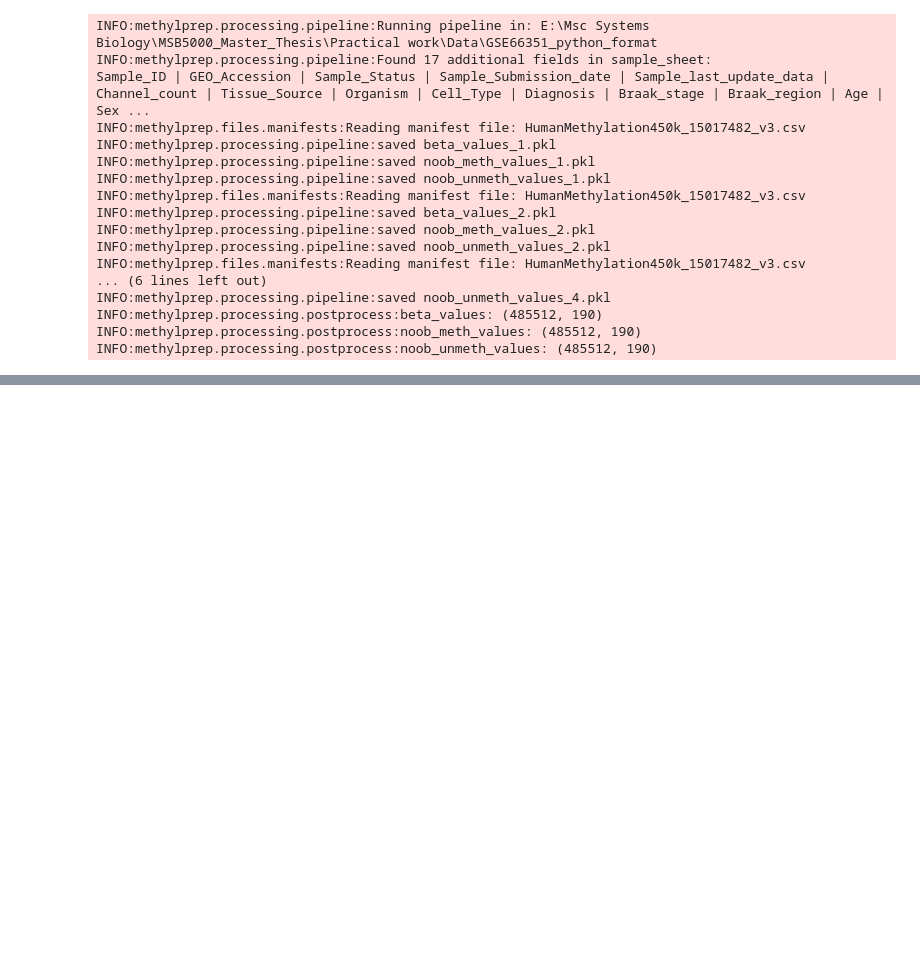
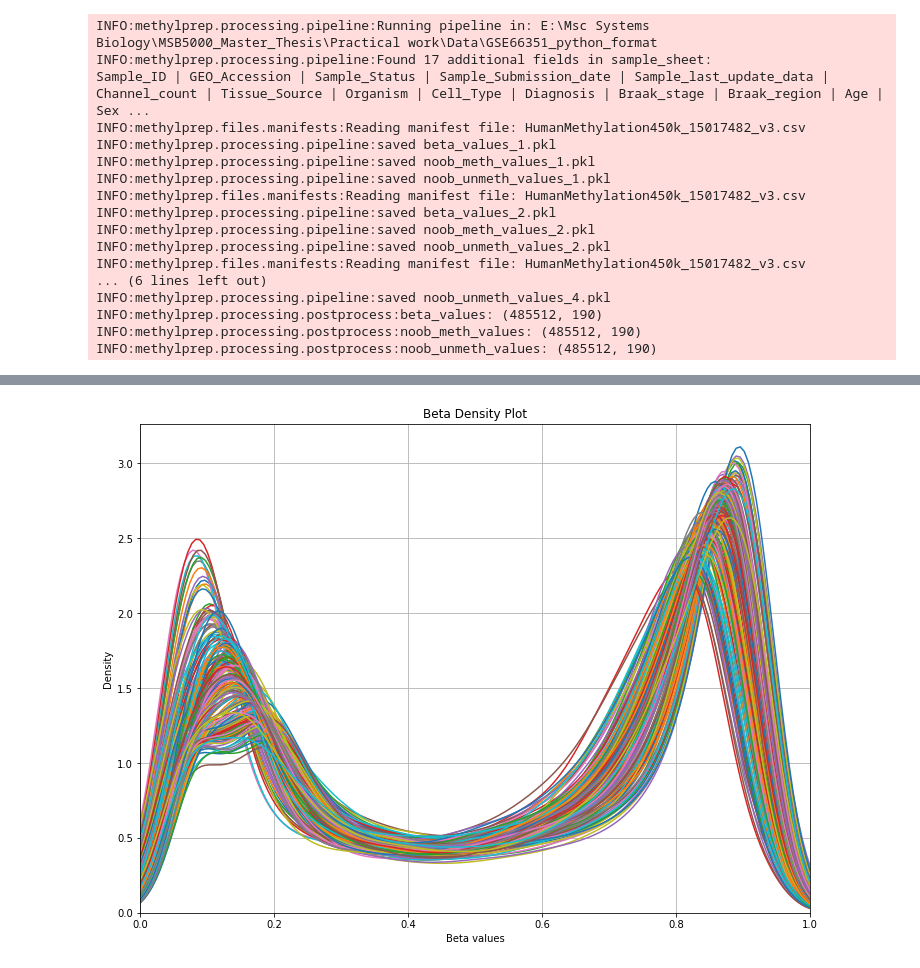
Before and after one commit to Waterkers/Federated_Differential_Methylation_Analysis, a Jupyter notebook: preprocessing_r_integrated.ipynb, the cells around one changed output, grey strips where cells are left out. Cells and saved outputs as stored; diff of their text form; code cells hidden in the pictures; blank space fills up the shorter version.

```diff
--- a/preprocessing_r_integrated.ipynb
+++ b/preprocessing_r_integrated.ipynb
@@ -206,0 +199,2 @@ Try this after the other chuck has finished without errors and try to figure out
+# %%
+GSE66351_betas = pd.read_pickle(r"E:\Msc Systems Biology\MSB5000_Master_Thesis\Practical work\Data\GSE66351_python_format\beta_values.pkl")
@@ -207,2 +297,6 @@ Try this after the other chuck has finished without errors and try to figure out
+# %%
+methylcheck.beta_density_plot(GSE66351_betas)
+# %% [output]
+[figure, added]
 # %%
 data = make_pipeline("E:\\Msc Systems Biology\\MSB5000_Master_Thesis\\Practical work\\Data\\GSE66351_python_format" , sample_sheet_filepath = "E:\\Msc Systems Biology\\MSB5000_Master_Thesis\\Practical work\\Data\\GSE66351_python_format\\sample_sheet.csv", steps= None, exports= None, estimator= "beta")
```
Also changed, not shown: parts of 21 cells of this notebook.
